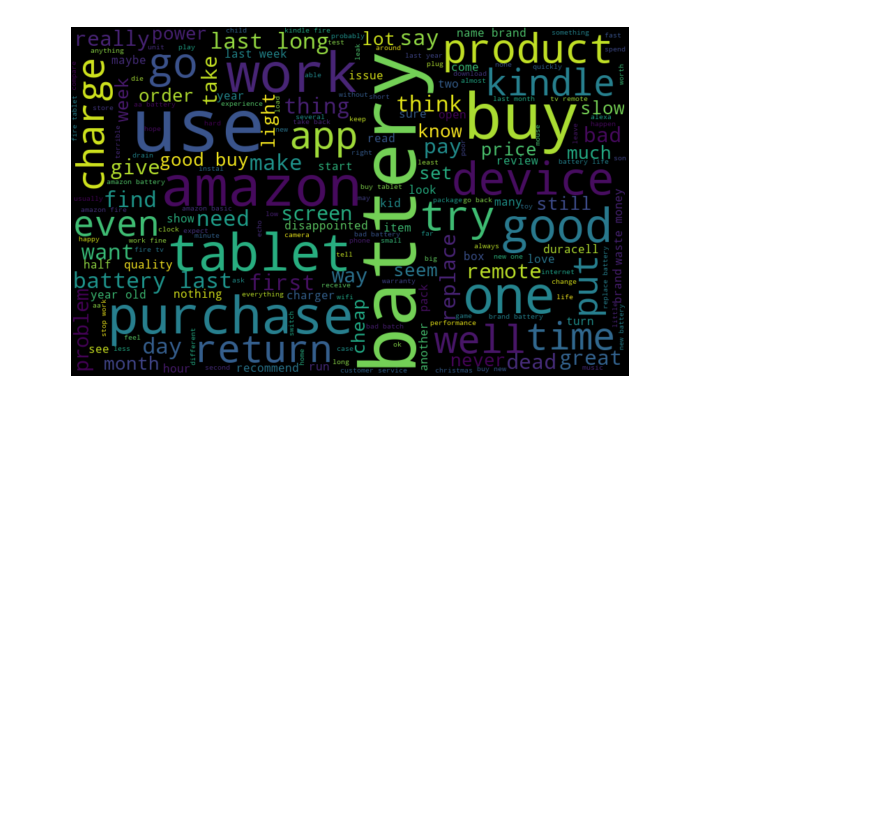
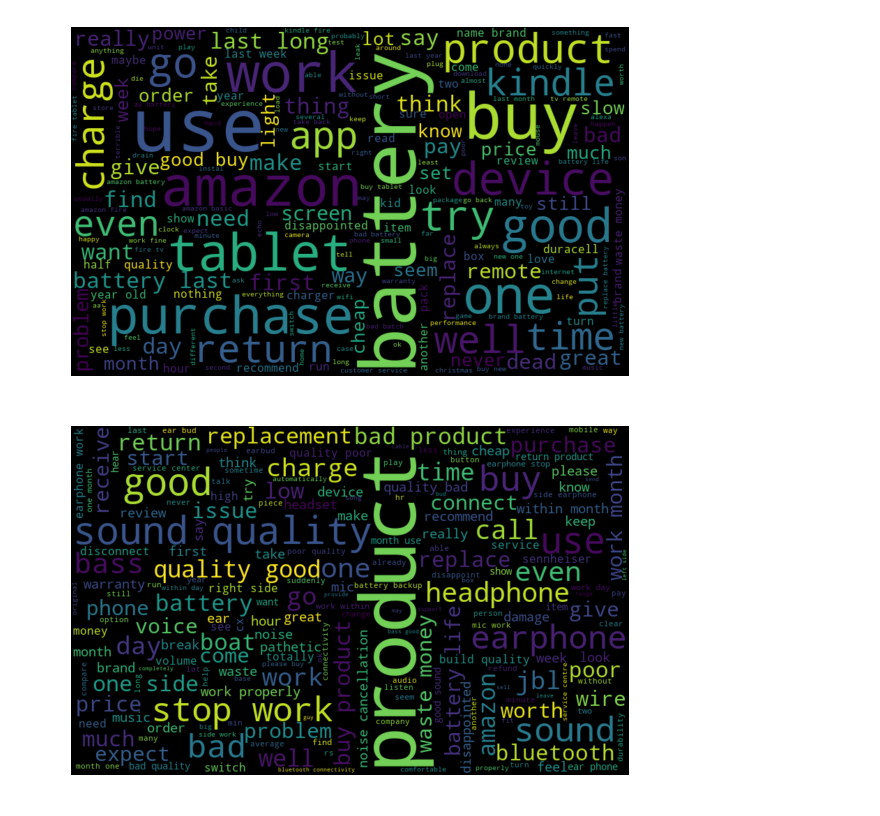
Before and after one commit to abin08/Review-Sentiment-Analysis, a Jupyter notebook: feature_extraction.ipynb, the cells around one changed output. Drawn from its saved outputs; the diff is of its cells as text; code cells hidden in the pictures; blank space fills up the shorter version.

```diff
--- a/feature_extraction.ipynb
+++ b/feature_extraction.ipynb
@@ -144,7 +33,7 @@ reviews_df['cleaned_text'] = reviews_df['cleaned_text'].apply(tp.expand_contract
 # %%
-reviews_df['cleaned_text'] = reviews_df['cleaned_text'].apply(tp.remove_special_chars, remove_digits=True)
+data_set['cleaned_text'] = data_set['cleaned_text'].apply(tp.remove_special_chars, remove_digits=True)
 # %%
-reviews_df['cleaned_text'] = reviews_df['cleaned_text'].apply(tp.lemmatize_text)
+data_set['cleaned_text'] = data_set['cleaned_text'].apply(tp.lemmatize_text)
 # %%
-reviews_df['cleaned_text'] = reviews_df['cleaned_text'].apply(tp.remove_stopwords)
+data_set['cleaned_text'] = data_set['cleaned_text'].apply(tp.remove_stopwords)
 # %%
@@ -162,5 +51,5 @@ reviews_df.loc[5]['sentiment']
 # %%
-processed_df = reviews_df.copy()
+processed_df = data_set.copy()
 # %%
 pos_words = ' '.join([text for text in processed_df['cleaned_text'][processed_df['sentiment'] == 1]])
 pos_wordcloud = WordCloud(width=800, height=500, random_state=20, max_font_size=110).generate(pos_words)
@@ -181,6 +70,16 @@ plt.axis('off')
 plt.show()
 # %% [output]
 [figure]
+# %%
+complaint_words = ' '.join([text for text in processed_df['cleaned_text'][processed_df['sentiment'] == 2]])
+comp_wordcloud = WordCloud(width=800, height=500, random_state=20, max_font_size=110).generate(complaint_words)
+
+plt.figure(figsize=(10,7))
+plt.imshow(comp_wordcloud, interpolation='bilinear')
+plt.axis('off')
+plt.show()
+# %% [output]
+[figure, added]
 # %%
 X_train, X_test, Y_train, Y_test = train_test_split(processed_df['cleaned_text'],
                                                     processed_df['sentiment'],
```
Also changed, not shown: parts of 42 cells of this notebook, 13 other files.
